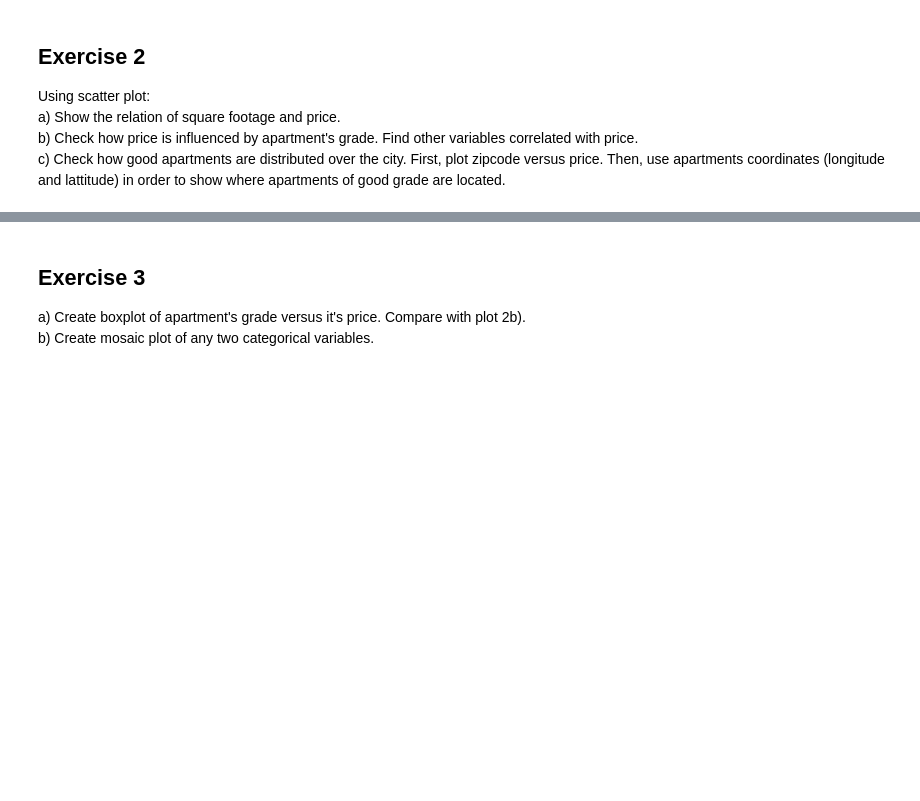
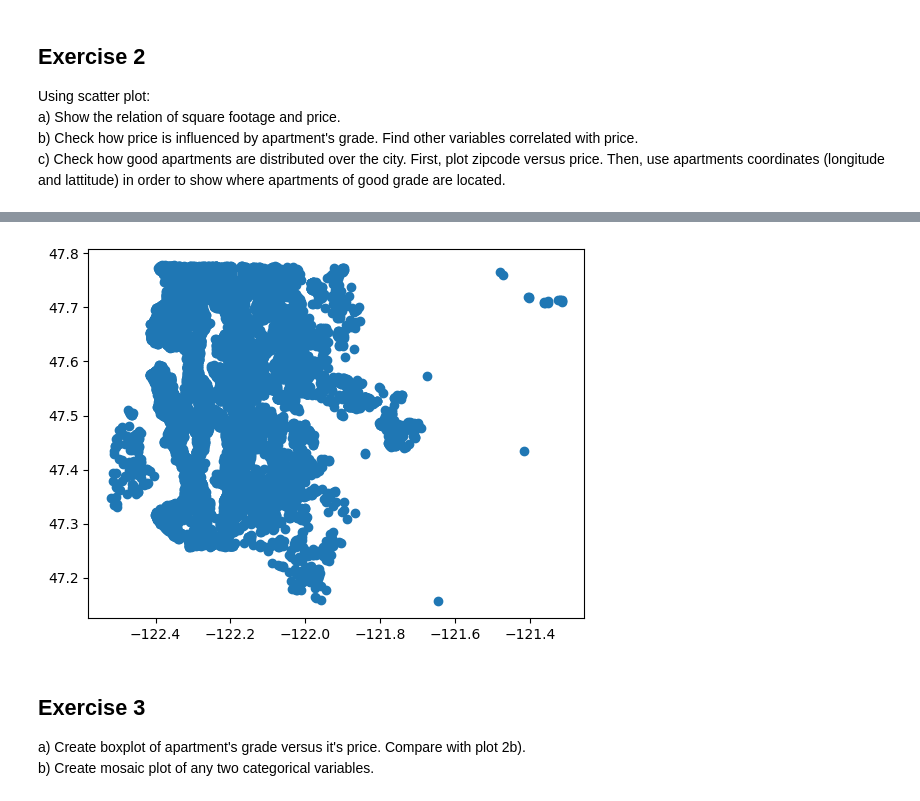
Before and after one commit to hsuliz/university, a Jupyter notebook: Year 2023/Data Science/DS22/Assignment_1_without_code.ipynb, the cells around one changed output, grey strips where cells are left out. Cells and saved outputs as stored; diff of their text form; code cells hidden in the pictures; blank space fills up the shorter version.

```diff
--- a/Year 2023/Data Science/DS22/Assignment_1_without_code.ipynb
+++ b/Year 2023/Data Science/DS22/Assignment_1_without_code.ipynb
@@ -96,3 +143,20 @@ c) Check how good apartments are distributed over the city. First, plot zipcode
+# %%
+#Your code:
+# Check how good apartments are distributed over the city.
+# First, plot zipcode versus price. Then, use apartments coordinates (longitude and lattitude) in
+# order to show where apartments of good grade are located.
+with open("kc_house_data.csv") as my_file:
+    my_file = pd.read_csv(my_file)
+    zipcode = my_file.get("zipcode")
+    price = my_file.get("price")
+    lat = my_file.get("lat")
+    long = my_file.get("long")
+
+    plt.scatter(long, lat)
+
+    plt.show()
+# %% [output]
+[figure, added]
 # %% [markdown]
 ## Exercise 3
 a) Create boxplot of apartment's grade versus it's price. Compare with plot 2b).
```
Also changed, not shown: parts of 9 cells of this notebook, 2 other files.
